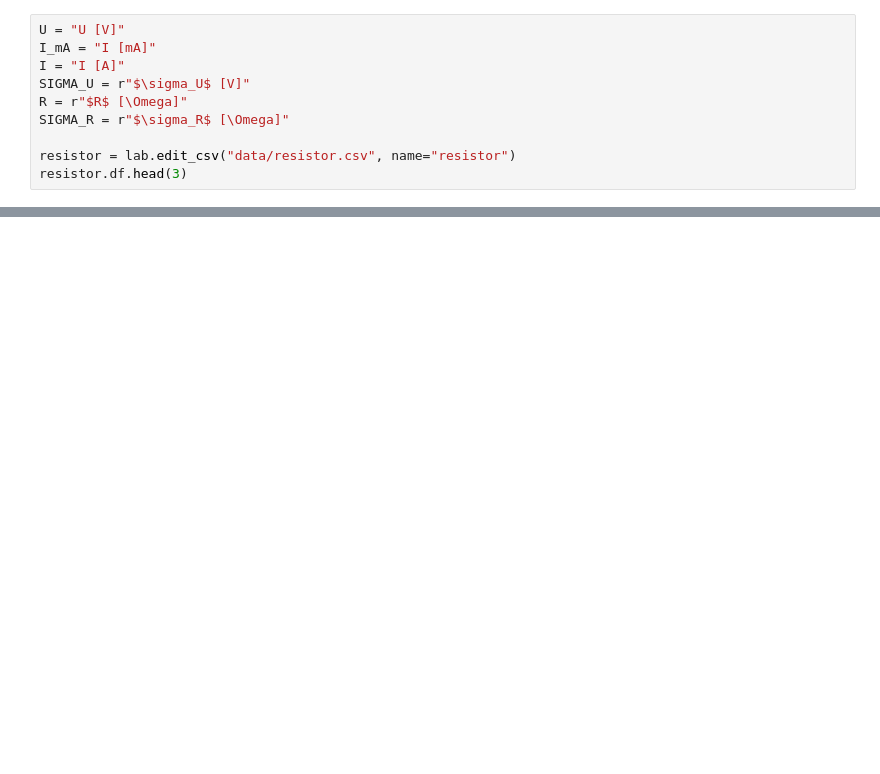
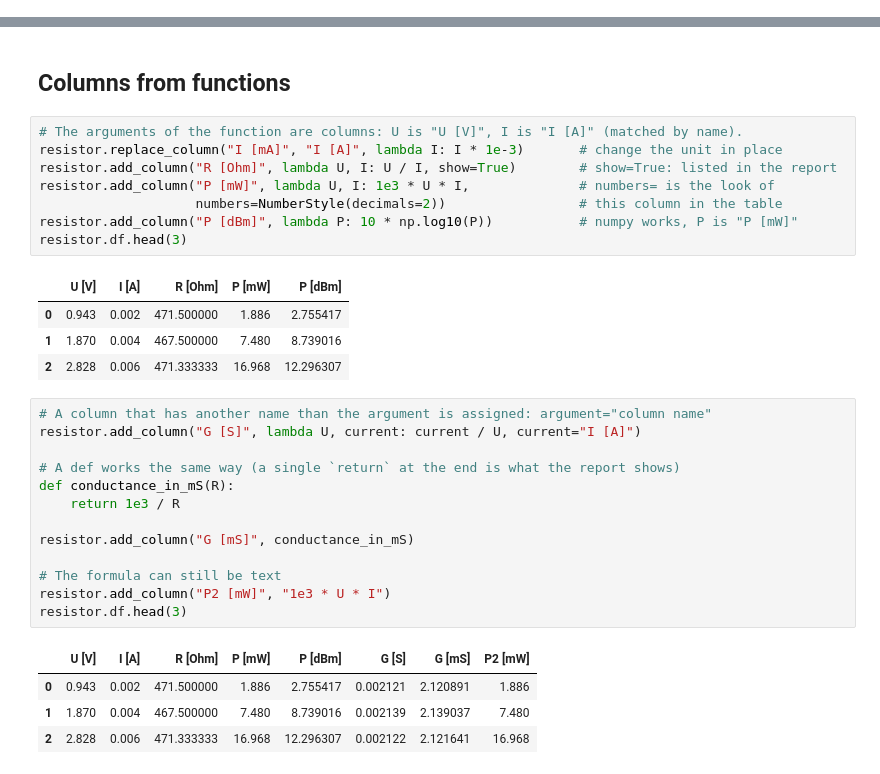
Before and after one commit to EliasMendeUni/pemlab, a Jupyter notebook: examples/01_data_and_calculations.ipynb, the cells around one changed output, grey strips where cells are left out. Cells and saved outputs as stored; diff of their text form; blank space fills up the shorter version.

```diff
--- a/examples/01_data_and_calculations.ipynb
+++ b/examples/01_data_and_calculations.ipynb
@@ -35,10 +0,0 @@ and reuse it. Names may contain math (`$\sigma_U$`) and `\Omega`.
-# %%
-U = "U [V]"
-I_mA = "I [mA]"
-I = "I [A]"
-SIGMA_U = r"$\sigma_U$ [V]"
-R = r"$R$ [\Omega]"
-SIGMA_R = r"$\sigma_R$ [\Omega]"
-
-resistor = lab.edit_csv("data/resistor.csv", name="resistor")
-resistor.df.head(3)
@@ -211,0 +26,33 @@ Next: plots and fits (notebook 2).
+# %% [markdown]
+## Columns from functions
+# %%
+# The arguments of the function are columns: U is "U [V]", I is "I [A]" (matched by name).
+resistor.replace_column("I [mA]", "I [A]", lambda I: I * 1e-3)       # change the unit in place
+resistor.add_column("R [Ohm]", lambda U, I: U / I, show=True)        # show=True: listed in the report
+resistor.add_column("P [mW]", lambda U, I: 1e3 * U * I,              # numbers= is the look of
+                    numbers=NumberStyle(decimals=2))                 # this column in the table
+resistor.add_column("P [dBm]", lambda P: 10 * np.log10(P))           # numpy works, P is "P [mW]"
+resistor.df.head(3)
+# %% [output]
+|  | U [V] | I [A] | R [Ohm] | P [mW] | P [dBm] |
+| 0 | 0.943 | 0.002 | 471.500000 | 1.886 | 2.755417 |
+| 1 | 1.870 | 0.004 | 467.500000 | 7.480 | 8.739016 |
+| 2 | 2.828 | 0.006 | 471.333333 | 16.968 | 12.296307 |
+# %%
+# A column that has another name than the argument is assigned: argument="column name"
+resistor.add_column("G [S]", lambda U, current: current / U, current="I [A]")
+
+# A def works the same way (a single `return` at the end is what the report shows)
+def conductance_in_mS(R):
+    return 1e3 / R
+
+resistor.add_column("G [mS]", conductance_in_mS)
+
+# The formula can still be text
+resistor.add_column("P2 [mW]", "1e3 * U * I")
+resistor.df.head(3)
+# %% [output]
+|  | U [V] | I [A] | R [Ohm] | P [mW] | P [dBm] | G [S] | G [mS] | P2 [mW] |
+| 0 | 0.943 | 0.002 | 471.500000 | 1.886 | 2.755417 | 0.002121 | 2.120891 | 1.886 |
+| 1 | 1.870 | 0.004 | 467.500000 | 7.480 | 8.739016 | 0.002139 | 2.139037 | 7.480 |
+| 2 | 2.828 | 0.006 | 471.333333 | 16.968 | 12.296307 | 0.002122 | 2.121641 | 16.968 |
```
Also changed, not shown: parts of 34 cells of this notebook, 47 other files.
